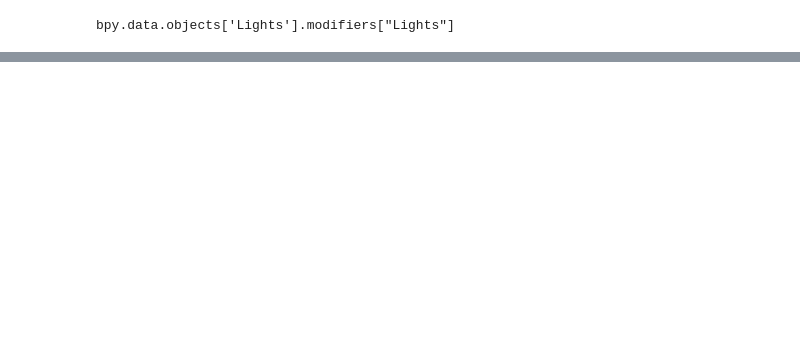
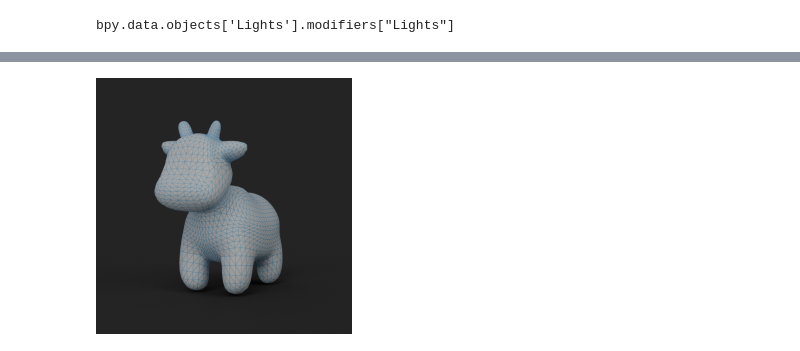
Before and after one commit to stwind/bl, a Jupyter notebook: notebooks/osl_mesh.ipynb, the cells around one changed output, grey strips where cells are left out. Drawn from its saved outputs; the diff is of its cells as text; code cells hidden in the pictures; blank space fills up the shorter version.

```diff
--- a/notebooks/osl_mesh.ipynb
+++ b/notebooks/osl_mesh.ipynb
@@ -984,0 +1148,6 @@ Wall time: 15 s
+# %%
+%%time
+
+imshow(render_image())
+# %% [output]
+[figure, added]
```
Also changed, not shown: parts of 13 cells of this notebook.
